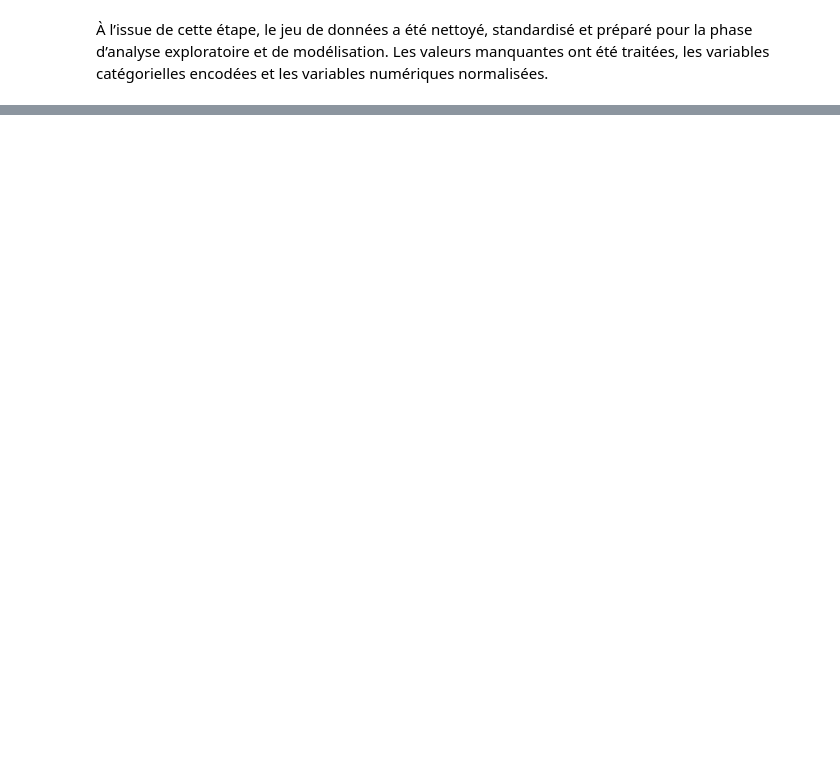
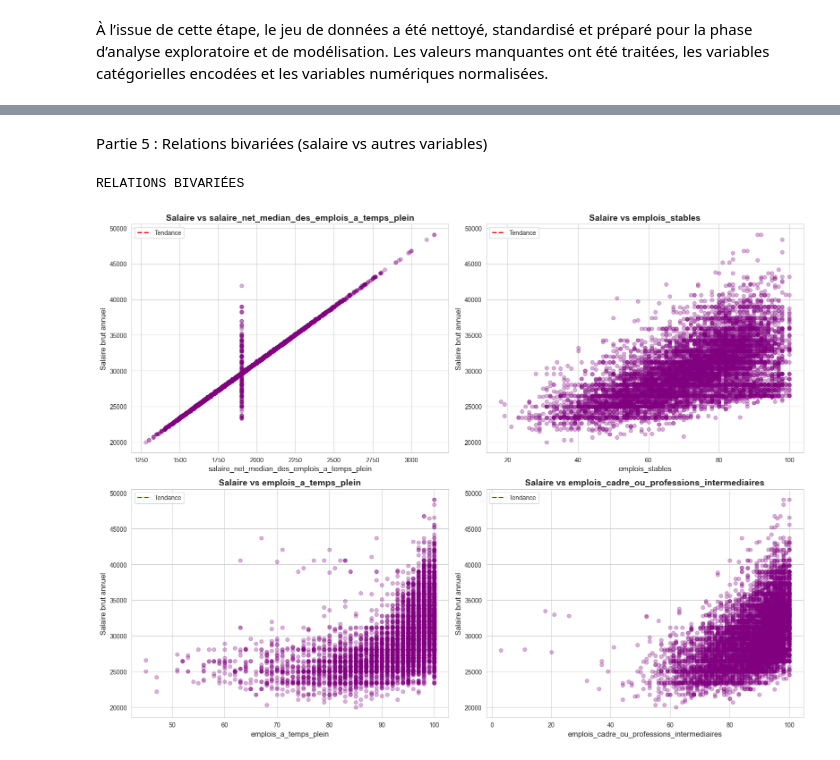
Before and after one commit to Sihtta/AAS, a Jupyter notebook: notebooks/01_analyse_master.ipynb, the cells around one changed output, grey strips where cells are left out. Drawn from its saved outputs; the diff is of its cells as text; code cells hidden in the pictures; blank space fills up the shorter version.

```diff
--- a/notebooks/01_analyse_master.ipynb
+++ b/notebooks/01_analyse_master.ipynb
@@ -192,0 +327,21 @@ femmes                                        -6.395221e-17  1.000059
+# %%
+print("ANALYSE DES CORRÉLATIONS")
+
+# Sélectionner uniquement les colonnes numériques
+df_numeric = df[numeric_cols].copy()
+
+# Calculer la matrice de corrélation
+correlation_matrix = df_numeric.corr()
+
+# Créer une heatmap
+plt.figure(figsize=(14, 10))
+sns.heatmap(correlation_matrix, annot=True, fmt='.2f', cmap='coolwarm',
+            center=0, linewidths=0.5, cbar_kws={"shrink": 0.8})
+plt.title('Matrice de corrélation des variables numériques', fontsize=16, fontweight='bold')
+plt.tight_layout()
+plt.show()
+
+# Identifier les corrélations fortes avec le salaire
+print("\nVariables les plus corrélées avec le salaire :")
+correlations_salaire = correlation_matrix['salaire_brut_annuel_estime'].sort_values(ascending=False)
+print(correlations_salaire.head(10))
@@ -192,0 +363,28 @@ femmes                                        -6.395221e-17  1.000059
+# %% [markdown]
+Partie 5 : Relations bivariées (salaire vs autres variables)
+# %%
+print("RELATIONS BIVARIÉES")
+
+# Top 4 variables corrélées (en plus du salaire lui-même)
+top_vars = correlations_salaire.index[1:5]
+
+fig, axes = plt.subplots(2, 2, figsize=(16, 12))
+axes = axes.ravel()
+
+for i, var in enumerate(top_vars):
+    axes[i].scatter(df[var], df['salaire_brut_annuel_estime'], alpha=0.3, color='purple')
+    axes[i].set_xlabel(var, fontsize=12)
+    axes[i].set_ylabel('Salaire brut annuel', fontsize=12)
+    axes[i].set_title(f'Salaire vs {var}', fontsize=14, fontweight='bold')
+
+    # Ajouter une ligne de tendance
+    z = np.polyfit(df[var].dropna(), df['salaire_brut_annuel_estime'].loc[df[var].dropna().index], 1)
+    p = np.poly1d(z)
+    axes[i].plot(df[var].dropna(), p(df[var].dropna()), "r--", linewidth=2, label='Tendance')
+    axes[i].legend()
+
+plt.tight_layout()
+plt.show()
+# %% [output]
+RELATIONS BIVARIÉES
+[figure, added]
```
Also changed, not shown: parts of 15 cells of this notebook.
